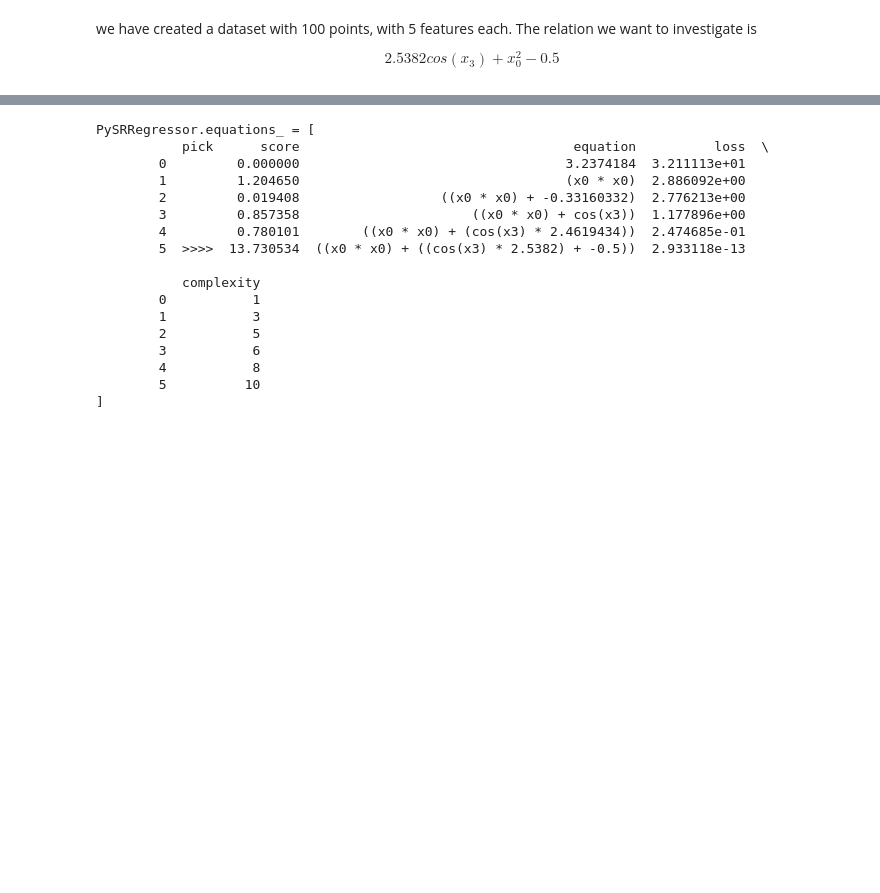
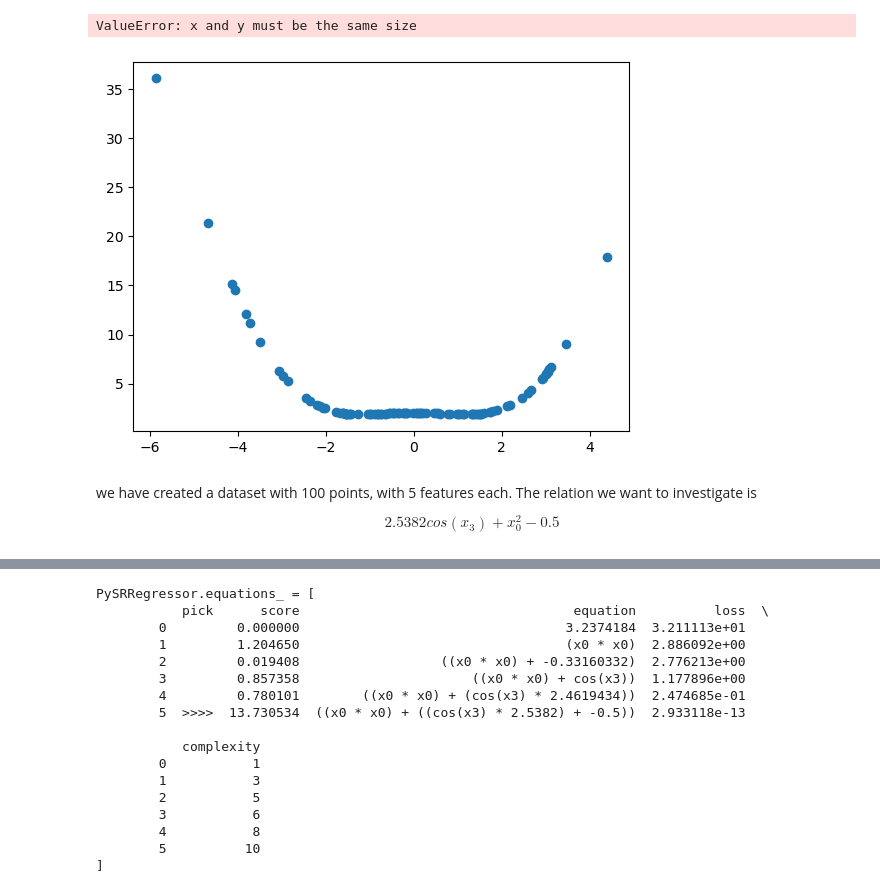
Before and after one commit to farocrown/Simreg, a Jupyter notebook: sr_try1.ipynb, the cells around one changed output, grey strips where cells are left out. Drawn from its saved outputs; the diff is of its cells as text; code cells hidden in the pictures; blank space fills up the shorter version.

```diff
--- a/sr_try1.ipynb
+++ b/sr_try1.ipynb
@@ -4,10 +4,18 @@ import matplotlib.pyplot as plt
 import numpy as np
 
 X = 2 * np.random.randn(100, 5)
-y = 2.5382 * np.cos(X[:, 3]) + X[:, 0] ** 2 - 0.5
+X = 2 * np.random.randn(100,1)
+n = 5*np.random.randn(100)
+y = 2.5382 * np.cos(X) + X ** 2 - 0.5
+# %%
+plt.scatter(X,y)
+plt.scatter(X,y+n)
+# %% [output]
+ValueError: x and y must be the same size
+[figure, added]
 # %% [markdown]
 we have created a dataset with 100 points, with 5 features each. The relation we want to investigate is
 
 $$
-2.5382cos(x_3)+x_0^2-0.5
+2.5382 cos(x_3)+x_0^2-0.5
 $$
```
Also changed, not shown: parts of 3 cells of this notebook, 1 other file.
